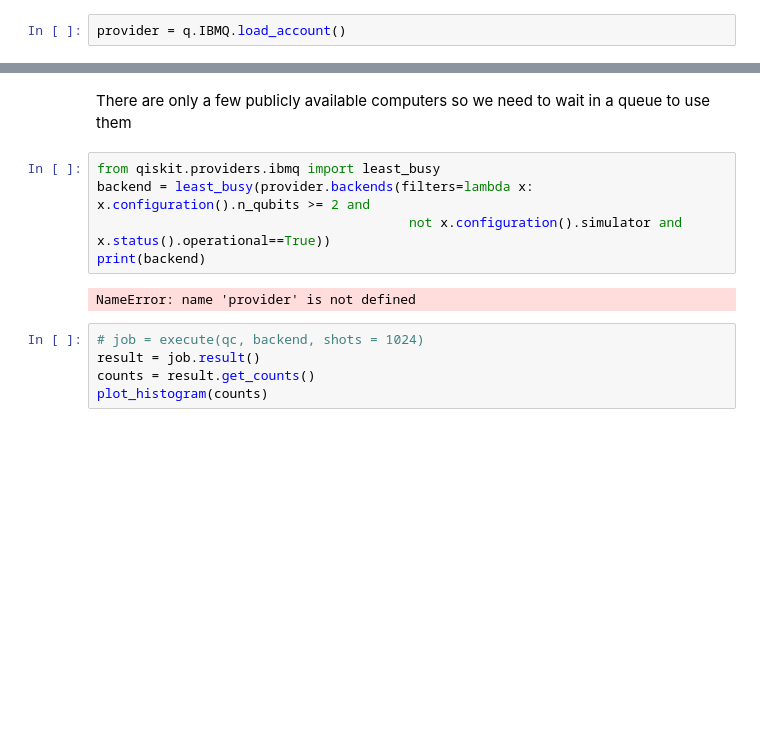
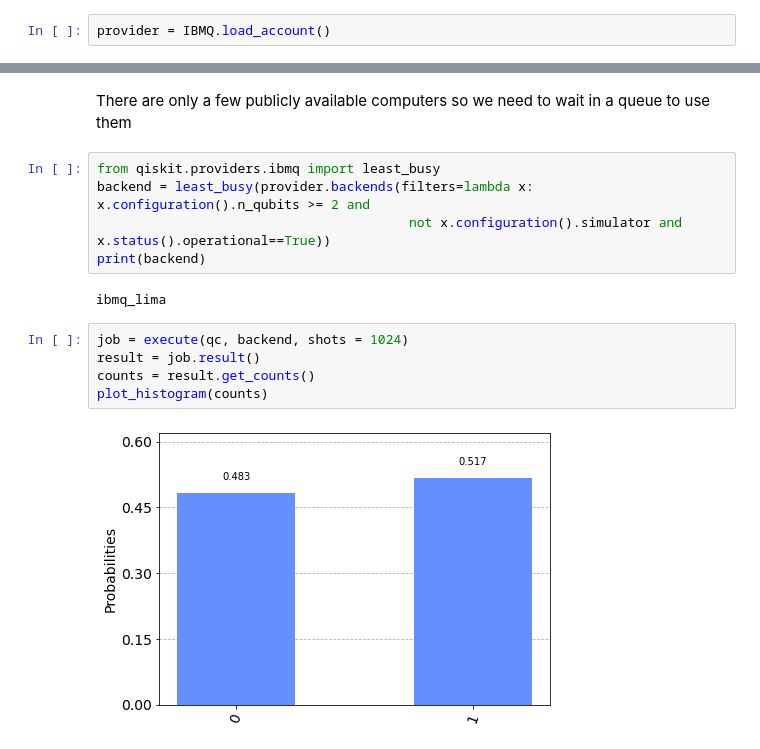
Before and after one commit to qubitbyqubit/bitcamp_quantum, a Jupyter notebook: workshops/Quantum Workshop 1.ipynb, the cells around one changed output, grey strips where cells are left out. Drawn from its saved outputs; the diff is of its cells as text; blank space fills up the shorter version.

```diff
--- a/workshops/Quantum Workshop 1.ipynb
+++ b/workshops/Quantum Workshop 1.ipynb
@@ -36,7 +37,7 @@ q.IBMQ.save_account(my_personal_token)
 # %% [markdown]
 Then run this to load in your IBM Q account:
 # %%
-provider = q.IBMQ.load_account()
+provider = IBMQ.load_account()
 # %% [markdown]
 # Quantum Gates
 # %%
@@ -177,9 +166,11 @@ backend = least_busy(provider.backends(filters=lambda x: x.configuration().n_qub
                                         not x.configuration().simulator and x.status().operational==True))
 print(backend)
 # %% [output]
-NameError: name 'provider' is not defined
+ibmq_lima
 # %%
-# job = execute(qc, backend, shots = 1024)
+job = execute(qc, backend, shots = 1024)
 result = job.result()
 counts = result.get_counts()
 plot_histogram(counts)
+# %% [output]
+[figure, added]
```
Also changed, not shown: parts of 26 cells of this notebook.
